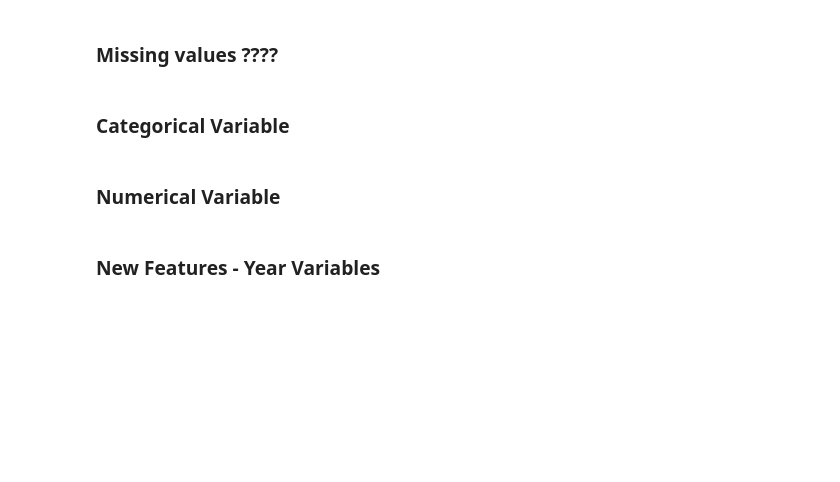
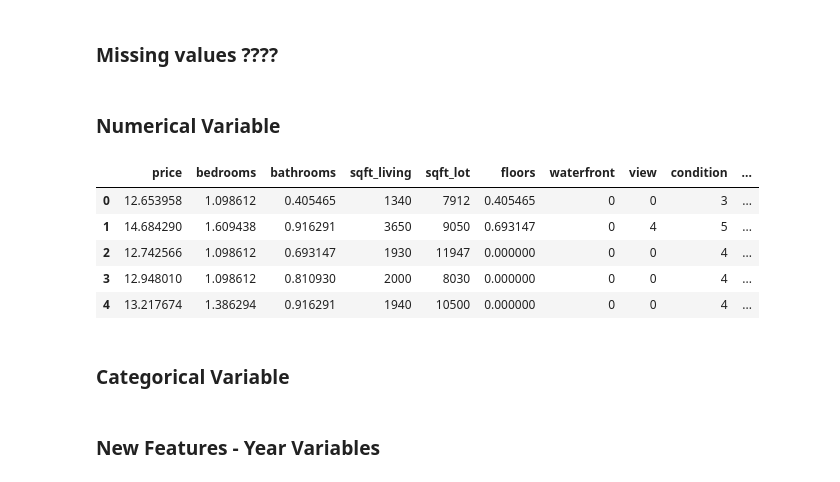
Before and after one commit to DenisSobczyk/House_Price_Prediction, a Jupyter notebook: app.ipynb, the cells around one changed output. Saved outputs shown, nothing was run; the diff lists cells and outputs as text; code cells hidden in the pictures; blank space fills up the shorter version.

Commit message:
re-ordering & numerical log transform

```diff
--- a/app.ipynb
+++ b/app.ipynb
@@ -368,0 +371,13 @@ num_df[['bedrooms', 'bathrooms', 'floors', 'price']].corr()
+# %%
+continuous_features = [feature for feature in df.columns if df[feature].dtype in ['float64', 'int64']]
+for feature in continuous_features:
+    df_log=df.copy()
+
+    if 0 in df[feature].unique():
+        pass
+    else:
+        df_log[feature]=np.log(df[feature])
+        df.boxplot(column=feature)
+        plt.ylabel(feature)
+        plt.title(feature)
+        plt.show()
@@ -370,3 +393,20 @@ num_df[['bedrooms', 'bathrooms', 'floors', 'price']].corr()
 # Feature Engineering
 # %% [markdown]
 ### Missing values ????
+# %% [markdown]
+### Numerical Variable
+# %%
+# convert numerical values as the are skewed
+num_features=['bedrooms', 'bathrooms', 'floors', 'price']
+
+for feature in num_features:
+    df[feature]=np.log(df[feature])
+# %%
+df.head()
+# %% [output]
+|  | price | bedrooms | bathrooms | sqft_living | sqft_lot | floors | waterfront | view | condition | ... |
+| 0 | 12.653958 | 1.098612 | 0.405465 | 1340 | 7912 | 0.405465 | 0 | 0 | 3 | ... |
+| 1 | 14.684290 | 1.609438 | 0.916291 | 3650 | 9050 | 0.693147 | 0 | 4 | 5 | ... |
+| 2 | 12.742566 | 1.098612 | 0.693147 | 1930 | 11947 | 0.000000 | 0 | 0 | 4 | ... |
+| 3 | 12.948010 | 1.098612 | 0.810930 | 2000 | 8030 | 0.000000 | 0 | 0 | 4 | ... |
+| 4 | 13.217674 | 1.386294 | 0.916291 | 1940 | 10500 | 0.000000 | 0 | 0 | 4 | ... |
@@ -377,5 +422,3 @@ features_nan =[feature for feature in df.columns if df[feature].isnull().sum()>1
 
 for feature in features_nan:
     print("{}:{}%".format(feature, np.round(df[feature].isnull().mean()*100, 4)))
-# %% [markdown]
-### Numerical Variable
```
Also changed, not shown: parts of 7 cells of this notebook.
